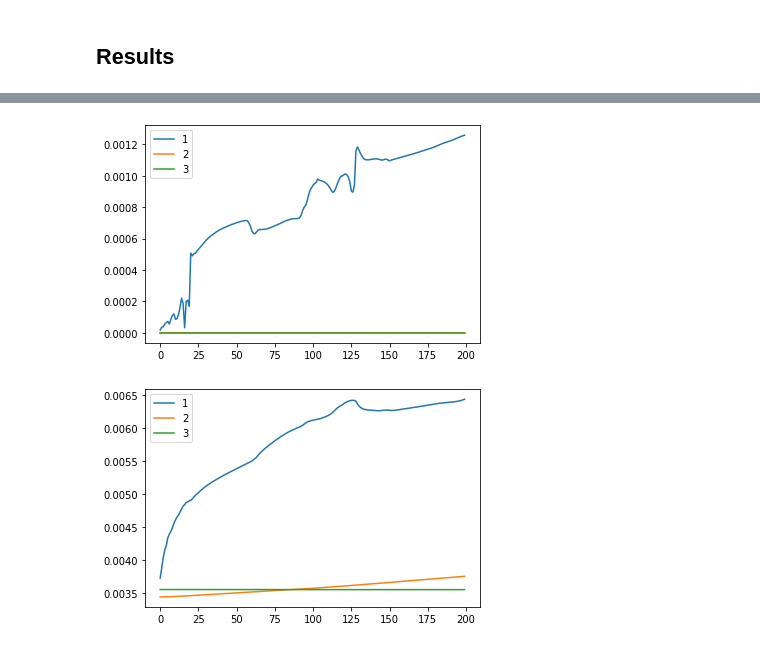
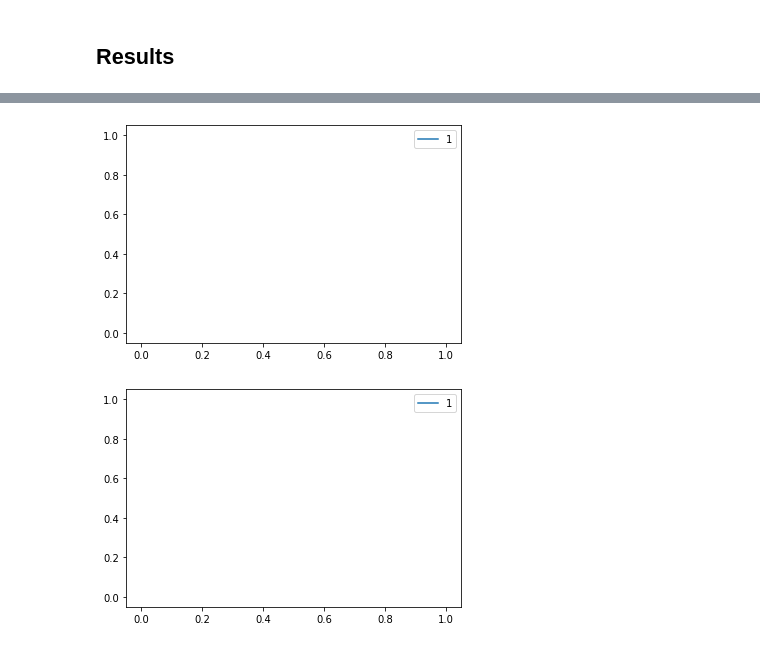
Before and after one commit to brenmcnamara/ML, a Jupyter notebook: projects/002/From_Scratch.ipynb, the cells around one changed output, grey strips where cells are left out. Cells and saved outputs as stored; diff of their text form; code cells hidden in the pictures.

```diff
--- a/projects/002/From_Scratch.ipynb
+++ b/projects/002/From_Scratch.ipynb
@@ -529,32 +597,8 @@ data = train_data[:, :100000]
 labels = train_labels[:100000]
 
 hyperparams = [
-#     {
-#         'batch_size': 1000,
-#         'lr': 0.00001,
-#         'layer_sizes': [80, 40, 8],
-#         'model_name': 'Adam Optimizer',
-#         'sgd_lr_decay': None,
-#         'step_strategy': 'Adam',
-#     },
-    {
-        'batch_size': 10,
-        'lr': 0.01,
-        'layer_sizes': [80, 40, 8],
-        'model_name': 'SGD Optimizer - No Decay',
-        'sgd_lr_decay': 0.0,
-        'step_strategy': 'SGD',
-    },
     {
         'batch_size': 100,
-        'lr': 0.01,
-        'layer_sizes': [80, 40, 8],
-        'model_name': 'SGD Optimizer - No Decay',
-        'sgd_lr_decay': 0.0,
-        'step_strategy': 'SGD',
-    },
-    {
-        'batch_size': 1000,
         'lr': 0.01,
         'layer_sizes': [80, 40, 8],
         'model_name': 'SGD Optimizer - No Decay',
@@ -580,7 +624,15 @@ for (i, hyperparam) in enumerate(hyperparams):
     step_strategy = hyperparam['step_strategy']
     sgd_lr_decay = hyperparam['sgd_lr_decay']
 
-    train_errors, weight_mags, grad_mags = train_model(model, data, labels, lr=lr, batch_size=batch_size, step_strategy=step_strategy, sgd_lr_decay=sgd_lr_decay)
+    train_errors, weight_mags, grad_mags = train_model(
+        model,
+        data,
+        labels,
+        lr=lr,
+        batch_size=batch_size,
+        step_strategy=step_strategy,
+        sgd_lr_decay=sgd_lr_decay,
+        enable_gradient_check=False)
 
     grad_off(model)
 
@@ -632,19 +684,31 @@ plt.show()
 # %%
+# Need to turn on mag checking for this to display anything.
+
+has_plots = False
+
 for grad_mags in grad_mag_logs:
+    has_plots = True
     plt.plot(grad_mags)
 
-plt.legend([i + 1 for i in range(len(models))])
-plt.show()
+if has_plots:
+    plt.legend([i + 1 for i in range(len(models))])
+    plt.show()
 # %% [output]
-[figure, old version]
+[figure, new version]
 # %%
+# Need to turn on mag checking for this to display anything.
+
+has_plots = False
+
 for weight_mags in weight_mag_logs:
+    has_plots = True
     plt.plot(weight_mags)
 
-plt.legend([i + 1 for i in range(len(models))])
-plt.show()
+if has_plots:
+    plt.legend([i + 1 for i in range(len(models))])
+    plt.show()
 # %% [output]
-[figure, old version]
+[figure, new version]
 # %%
 # Model with lowest validation error.
 best_model_index = np.argmin(valid_errors)
```
Also changed, not shown: parts of 15 cells of this notebook, 1 other file.
